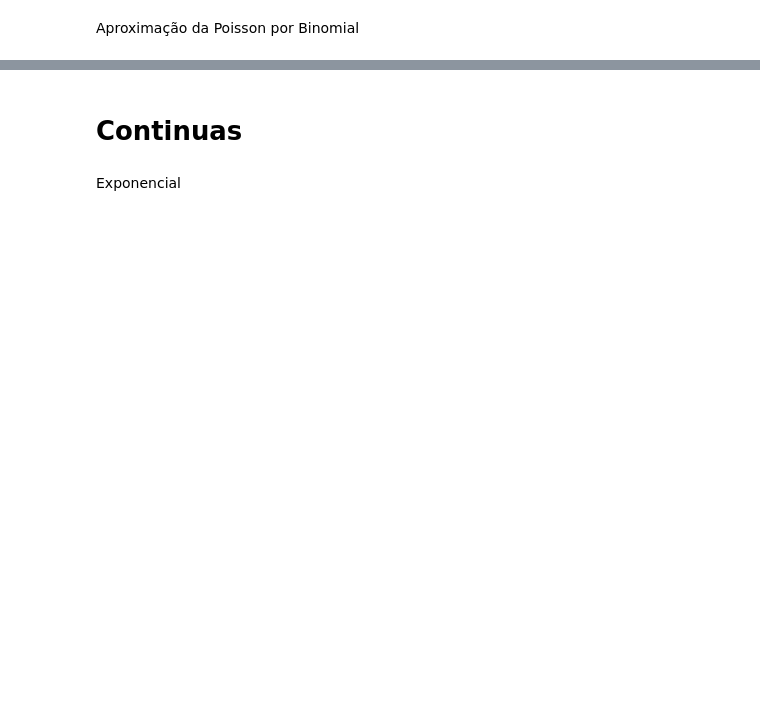
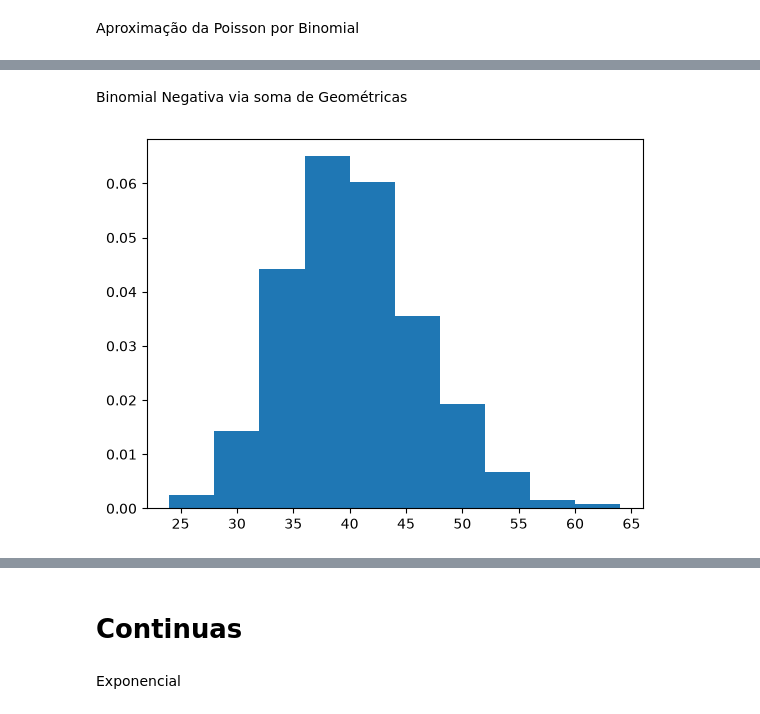
Before and after one commit to SilverPhone784/Prog-Estat, a Jupyter notebook: distribuicoes.ipynb, the cells around one changed output, grey strips where cells are left out. Drawn from its saved outputs; the diff is of its cells as text; code cells hidden in the pictures; blank space fills up the shorter version.

```diff
--- a/distribuicoes.ipynb
+++ b/distribuicoes.ipynb
@@ -151,0 +181,26 @@ plt.show()
+# %% [markdown]
+Binomial Negativa via soma de Geométricas
+# %%
+def geometrica_inverso_bin(p, r):
+  n = []
+  for i in range(r):
+    j = np.ceil(np.log(1 - np.random.uniform())/np.log(1-p))
+    n.append(j)
+  return sum(n)
+
+def bin_neg_geom(p, r, N):
+  amostra = []
+  for i in range(N):
+    amostra.append(geometrica_inverso_bin(p, r))
+  return amostra
+
+p = 0.5
+r = 20
+N = 1000
+
+dados = bin_neg_geom(p, r, N)
+
+plt.hist(dados, density=True)
+plt.show()
+# %% [output]
+[figure, added]
```
Also changed, not shown: parts of 15 cells of this notebook.
